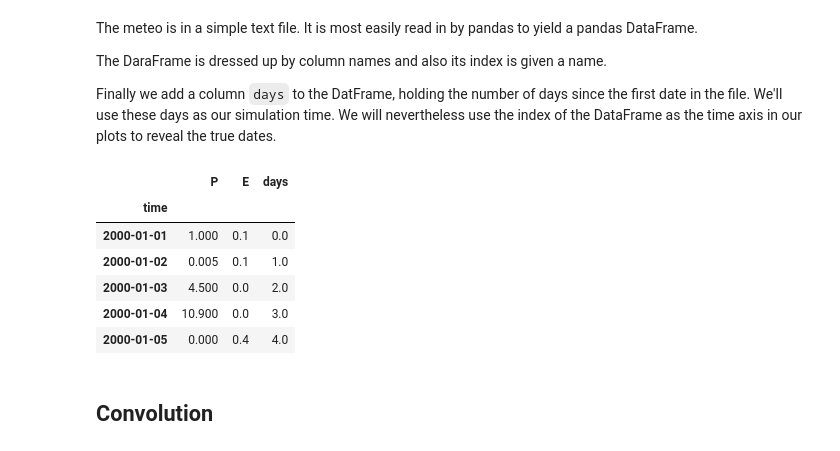
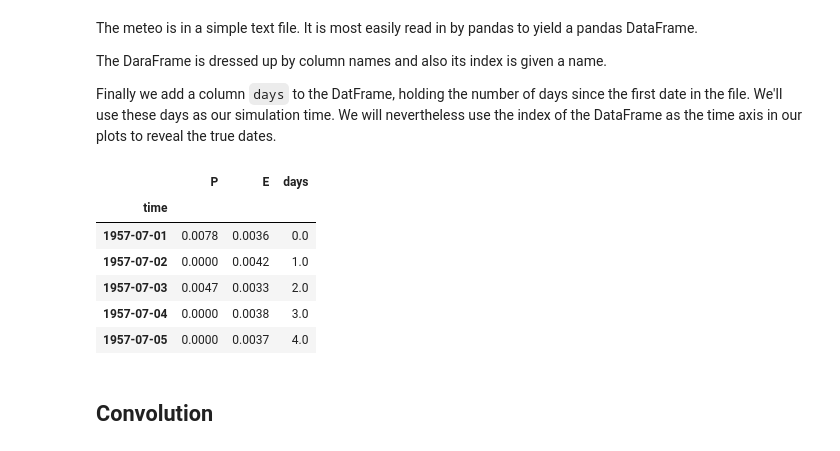
Before and after one commit to Olsthoorn/TransientGroundwaterFlow, a Jupyter notebook: excercises_notebooks/shc-head-simulation-by-convolution.ipynb, the cells around one changed output. Saved outputs shown, nothing was run; the diff lists cells and outputs as text; code cells hidden in the pictures.

```diff
--- a/excercises_notebooks/shc-head-simulation-by-convolution.ipynb
+++ b/excercises_notebooks/shc-head-simulation-by-convolution.ipynb
@@ -93,24 +93,31 @@ The DaraFrame is dressed up by column names and also its index is given a name.
 
 Finally we add a column `days` to the DatFrame, holding the number of days since the first date in the file. We'll use these days as our simulation time. We will nevertheless use the index of the DataFrame as the time axis in our plots to reveal the true dates.
 # %%
-meteo = pd.read_csv('PE-00-08.txt', index_col=0, header=None, parse_dates=True, dayfirst=True)
+if False:
+    meteo_file = 'PE-00-08.txt'  # in mm/d
+    meteo = pd.read_csv(meteo_file, index_col=0, header=None, parse_dates=True, dayfirst=True)
+    meteo['P', 'E'] /= 1000. # to m/d
+else:
+    meteo_file = 'DeBiltPE.txt'  # in m/d
+    meteo = pd.read_csv(meteo_file, index_col=0, header=0, parse_dates=True)
+
 meteo.columns = ['P', 'E']  # give the columns a name
 meteo.index.name = 'time'   # given the index a name
 
 # add column 'days' that are days since first day of the data (for convenience only)
 meteo['days'] = (meteo.index - meteo.index[0]) / np.timedelta64(1, 'D')
 
 # show what we've got (note that P and E are in mm/d not in m/d)
 # first 5 lines
 meteo.iloc[:5]
 # %% [output]
 |  | P | E | days |
 | time |  |  |  |
-| 2000-01-01 | 1.000 | 0.1 | 0.0 |
-| 2000-01-02 | 0.005 | 0.1 | 1.0 |
-| 2000-01-03 | 4.500 | 0.0 | 2.0 |
-| 2000-01-04 | 10.900 | 0.0 | 3.0 |
-| 2000-01-05 | 0.000 | 0.4 | 4.0 |
+| 1957-07-01 | 0.0078 | 0.0036 | 0.0 |
+| 1957-07-02 | 0.0000 | 0.0042 | 1.0 |
+| 1957-07-03 | 0.0047 | 0.0033 | 2.0 |
+| 1957-07-04 | 0.0000 | 0.0038 | 3.0 |
+| 1957-07-05 | 0.0000 | 0.0037 | 4.0 |
 # %% [markdown]
 ## Convolution
 # %% [markdown]
```
Also changed, not shown: parts of 2 cells of this notebook, 1 other file.
